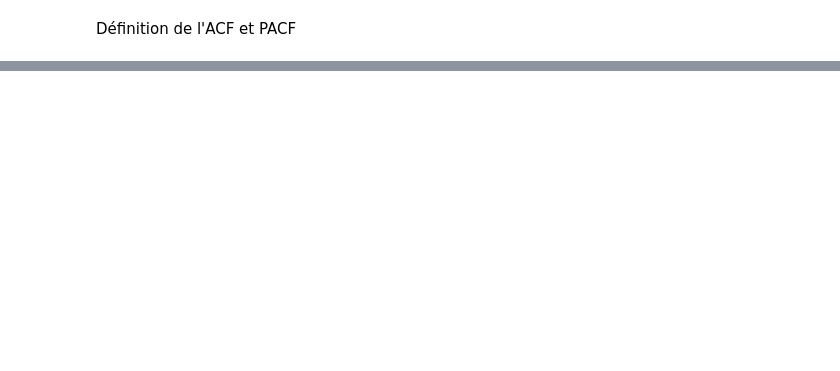
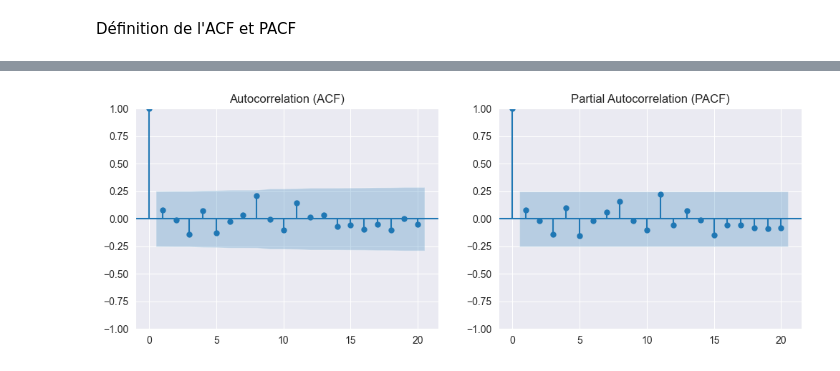
Before and after one commit to cmartineau15/Fintech, a Jupyter notebook: ML_Fintech.ipynb, the cells around one changed output, grey strips where cells are left out. Cells and saved outputs as stored; diff of their text form; code cells hidden in the pictures; blank space fills up the shorter version.

```diff
--- a/ML_Fintech.ipynb
+++ b/ML_Fintech.ipynb
@@ -782,0 +752,89 @@ Freq: MS, Name: predicted_mean, dtype: float64
+# %%
+# 📌 Importation des bibliothèques
+import pandas as pd  # Manipulation des données CSV
+import numpy as np  # Calculs numériques
+import statsmodels.api as sm  # Modélisation statistique
+import matplotlib.pyplot as plt  # Visualisation des résultats
+from statsmodels.tsa.arima.model import ARIMA  # Modèle ARIMA
+from statsmodels.tsa.stattools import adfuller, acf, pacf  # Tests statistiques pour séries temporelles
+
+# 📂 Définition des fichiers CSV pour différents actifs financiers
+files = {
+    "Bitcoin": "Bitcoin_5_ans_par_mois.csv",
+    "Or": "Or_5_ans_par_mois.csv",
+    "S&P 500": "S&P 500_5_ans_par_mois.csv"
+}
+
+def load_and_prepare_data(file_path):
+    df = pd.read_csv(file_path)
+
+    # 🔹 Créer une colonne "Date" en combinant "Année" et "Mois"
+    df["Date"] = pd.to_datetime(df["Année"].astype(str) + "-" + df["Mois"].astype(str) + "-01")
+    df.set_index("Date", inplace=True)  # Définir "Date" comme index temporel
+
+    # 🔹 Définir explicitement la fréquence mensuelle
+    df.index = pd.to_datetime(df.index)  # Convertir en format datetime si ce n'est pas le cas
+    df = df.asfreq("MS")  # Force une fréquence mensuelle (Month Start)
+
+    # 🔹 Sélection de la colonne "Clôture" pour l'analyse ARIMA
+    df = df[["Clôture"]].dropna()  # Supprime les valeurs manquantes
+
+    return df
+
+# 🏆 Sélection de l'actif à analyser (Modifier selon le besoin)
+asset_name = "Bitcoin"  # Remplacer par "Or" ou "S&P 500"
+df = load_and_prepare_data(files[asset_name])
+
+# 📈 Test de stationnarité avec Augmented Dickey-Fuller (ADF)
+def test_stationarity(series):
+    result = adfuller(series)  # Appliquer le test ADF
+    print("Test ADF (Dickey-Fuller) :")
+    print(f"Statistique : {result[0]}")  # Statistique du test
+    print(f"P-valeur : {result[1]}")  # P-valeur du test
+    if result[1] > 0.05:  # Seuil de signification 5%
+        print("⚠️ La série n'est PAS stationnaire (p > 0.05). Différenciation appliquée.")
+        return series.diff().dropna(), True  # Appliquer une différenciation si nécessaire
+    else:
+        print("✅ La série est stationnaire (p <= 0.05)")
+        return series, False  # Aucun traitement supplémentaire nécessaire
+
+df['Clôture'], differentiated = test_stationarity(df['Clôture'])
+
+# 📊 Analyse ACF et PACF pour choisir p et q
+fig, axes = plt.subplots(1, 2, figsize=(12, 4))
+
+# 🔹 ACF (AutoCorrelation Function) pour identifier q (MA)
+sm.graphics.tsa.plot_acf(df['Clôture'].dropna(), lags=20, ax=axes[0])
+axes[0].set_title("Autocorrelation (ACF)")
+
+# 🔹 PACF (Partial AutoCorrelation Function) pour identifier p (AR)
+sm.graphics.tsa.plot_pacf(df['Clôture'].dropna(), lags=20, ax=axes[1])
+axes[1].set_title("Partial Autocorrelation (PACF)")
+
+plt.show()  # Afficher les graphiques pour aider au choix des paramètres
+
+# ⚙️ Définition des paramètres ARIMA en fonction des graphiques ACF/PACF
+p = 1  # Si PACF coupe après lag 1
+d = 1 if differentiated else 0  # Applique d=1 si différenciation nécessaire
+q = 1  # Si ACF coupe après lag 1
+
+# 🔥 Entraînement du modèle ARIMA avec les paramètres sélectionnés
+print(f"🚀 Entraînement du modèle ARIMA avec (p={p}, d={d}, q={q})...")
+model = ARIMA(df['Clôture'].dropna(), order=(p, d, q))
+model_fit = model.fit()
+
+# 📜 Affichage du résumé du modèle ARIMA
+print(model_fit.summary())
+
+# 📅 Génération de prévisions sur 12 mois
+forecast_steps = 12  # Nombre de mois à prévoir
+forecast = model_fit.forecast(steps=forecast_steps)  # Génération des prévisions
+
+# 📊 Affichage des prévisions ARIMA
+plt.figure(figsize=(12,6))
+plt.plot(df, label="Historique")  # Données réelles
+plt.plot(pd.date_range(df.index[-1], periods=forecast_steps+1, freq="MS")[1:], forecast, label="Prévisions", color='red')  # Prédictions
+plt.legend()
+plt.title(f"Prédictions ARIMA pour {asset_name}")
+plt.show()
+# %% [output]
@@ -782,0 +845 @@ Freq: MS, Name: predicted_mean, dtype: float64
+[figure, added]
```
Also changed, not shown: parts of 24 cells of this notebook, 3 other files.
